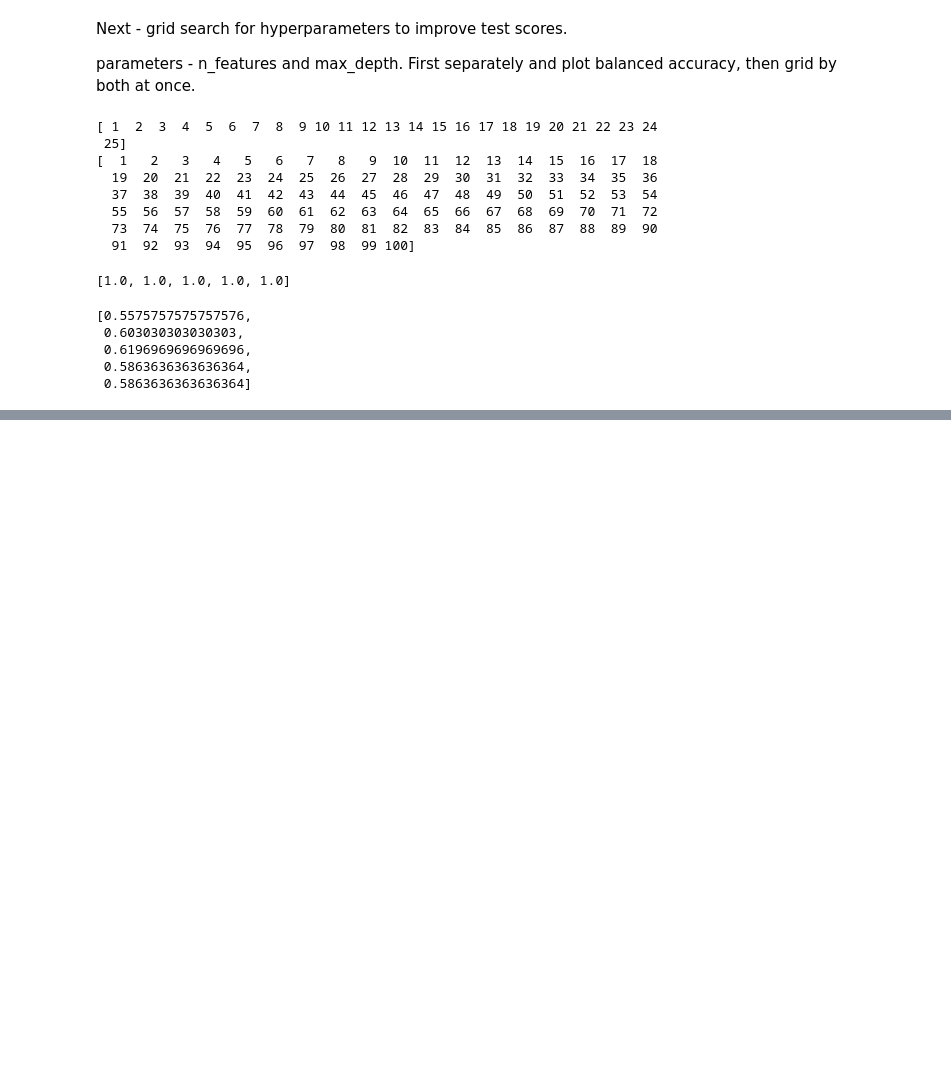
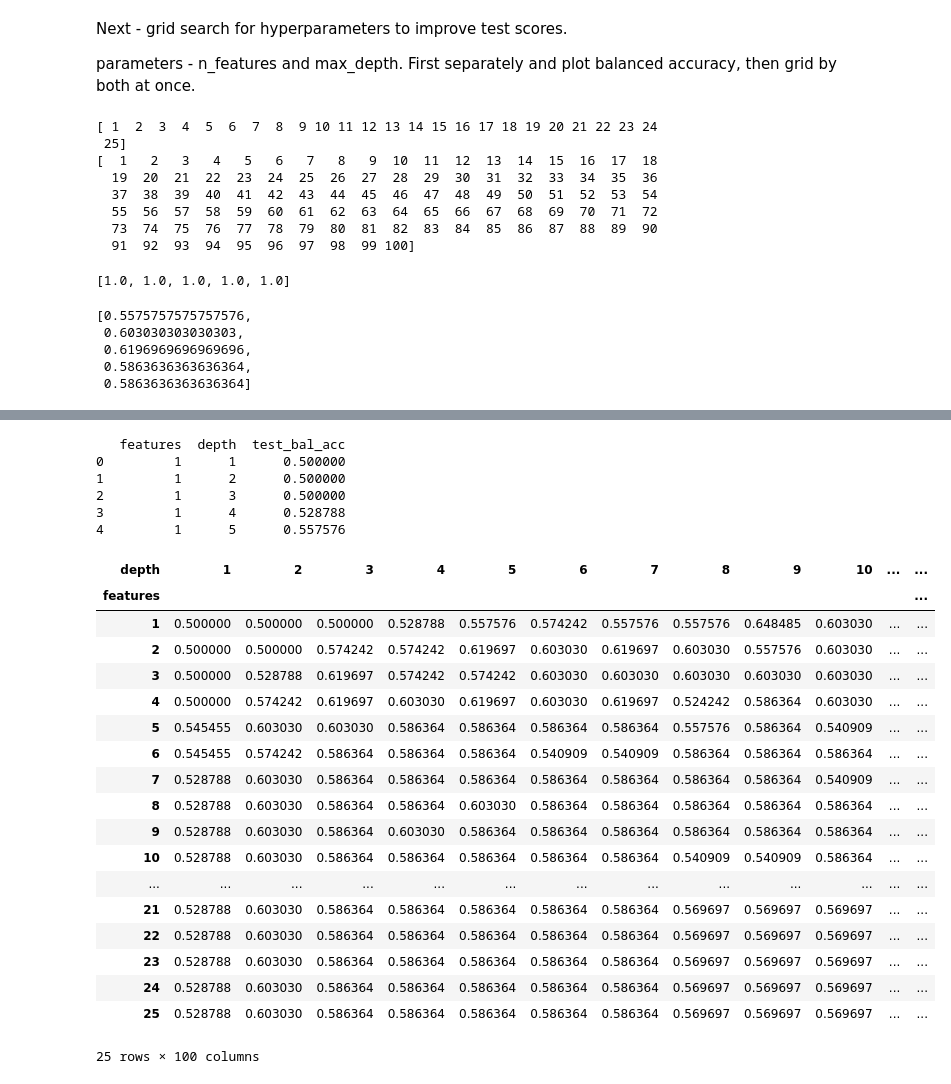
Before and after one commit to Mkranj/ML_predicting_anxiety, a Jupyter notebook: predicting_anxiety.ipynb, the cells around one changed output, grey strips where cells are left out. Saved outputs shown, nothing was run; the diff lists cells and outputs as text; code cells hidden in the pictures; blank space fills up the shorter version.

```diff
--- a/predicting_anxiety.ipynb
+++ b/predicting_anxiety.ipynb
@@ -1014,0 +1126,30 @@ plt.show()
+# %%
+import seaborn as sns
+plot_data = grid_results.drop("train_bal_acc", axis = 1)
+print(plot_data.head())
+# %% [output]
+   features  depth  test_bal_acc
+0         1      1      0.500000
+1         1      2      0.500000
+2         1      3      0.500000
+3         1      4      0.528788
+4         1      5      0.557576
+| depth | 1 | 2 | 3 | 4 | 5 | 6 | 7 | 8 | 9 | 10 | ... | ... |
+| features |  |  |  |  |  |  |  |  |  |  |  | ... |
+| 1 | 0.500000 | 0.500000 | 0.500000 | 0.528788 | 0.557576 | 0.574242 | 0.557576 | 0.557576 | 0.648485 | 0.603030 | ... | ... |
+| 2 | 0.500000 | 0.500000 | 0.574242 | 0.574242 | 0.619697 | 0.603030 | 0.619697 | 0.603030 | 0.557576 | 0.603030 | ... | ... |
+| 3 | 0.500000 | 0.528788 | 0.619697 | 0.574242 | 0.574242 | 0.603030 | 0.603030 | 0.603030 | 0.603030 | 0.603030 | ... | ... |
+| 4 | 0.500000 | 0.574242 | 0.619697 | 0.603030 | 0.619697 | 0.603030 | 0.619697 | 0.524242 | 0.586364 | 0.603030 | ... | ... |
+| 5 | 0.545455 | 0.603030 | 0.603030 | 0.586364 | 0.586364 | 0.586364 | 0.586364 | 0.557576 | 0.586364 | 0.540909 | ... | ... |
+| 6 | 0.545455 | 0.574242 | 0.586364 | 0.586364 | 0.586364 | 0.540909 | 0.540909 | 0.586364 | 0.586364 | 0.586364 | ... | ... |
+| 7 | 0.528788 | 0.603030 | 0.586364 | 0.586364 | 0.586364 | 0.586364 | 0.586364 | 0.586364 | 0.586364 | 0.540909 | ... | ... |
+| 8 | 0.528788 | 0.603030 | 0.586364 | 0.586364 | 0.603030 | 0.586364 | 0.586364 | 0.586364 | 0.586364 | 0.586364 | ... | ... |
+| 9 | 0.528788 | 0.603030 | 0.586364 | 0.603030 | 0.586364 | 0.586364 | 0.586364 | 0.586364 | 0.586364 | 0.586364 | ... | ... |
+| 10 | 0.528788 | 0.603030 | 0.586364 | 0.586364 | 0.586364 | 0.586364 | 0.586364 | 0.540909 | 0.540909 | 0.586364 | ... | ... |
+| ... | ... | ... | ... | ... | ... | ... | ... | ... | ... | ... | ... | ... |
+| 21 | 0.528788 | 0.603030 | 0.586364 | 0.586364 | 0.586364 | 0.586364 | 0.586364 | 0.569697 | 0.569697 | 0.569697 | ... | ... |
+| 22 | 0.528788 | 0.603030 | 0.586364 | 0.586364 | 0.586364 | 0.586364 | 0.586364 | 0.569697 | 0.569697 | 0.569697 | ... | ... |
+| 23 | 0.528788 | 0.603030 | 0.586364 | 0.586364 | 0.586364 | 0.586364 | 0.586364 | 0.569697 | 0.569697 | 0.569697 | ... | ... |
+| 24 | 0.528788 | 0.603030 | 0.586364 | 0.586364 | 0.586364 | 0.586364 | 0.586364 | 0.569697 | 0.569697 | 0.569697 | ... | ... |
+| 25 | 0.528788 | 0.603030 | 0.586364 | 0.586364 | 0.586364 | 0.586364 | 0.586364 | 0.569697 | 0.569697 | 0.569697 | ... | ... |
+25 rows × 100 columns
```
Also changed, not shown: parts of 29 cells of this notebook.
